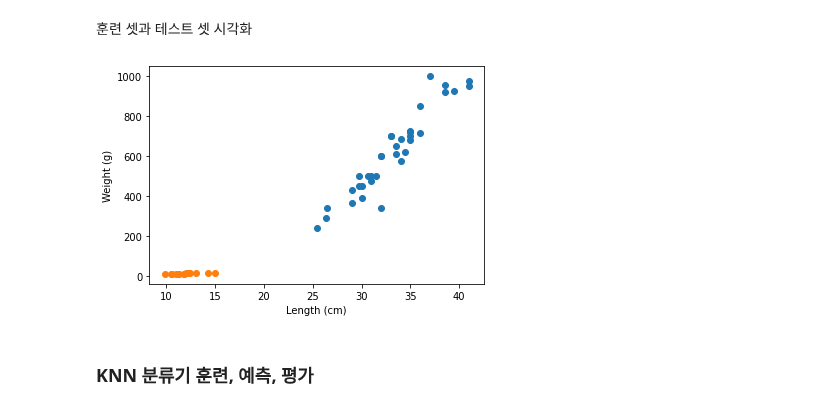
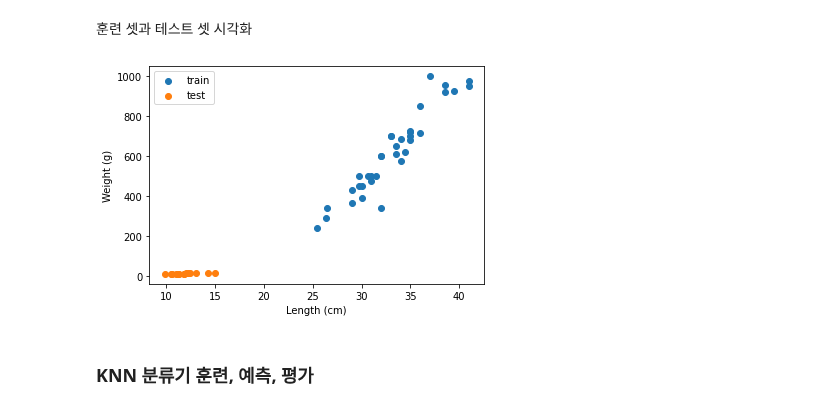
Before and after one commit to esn73/lab_python, a Jupyter notebook: ml03_train_test_scaling.ipynb, the cells around one changed output. Drawn from its saved outputs; the diff is of its cells as text; code cells hidden in the pictures.

```diff
--- a/ml03_train_test_scaling.ipynb
+++ b/ml03_train_test_scaling.ipynb
@@ -182,14 +182,14 @@ array(['Smelt'], dtype=object)
 # %%
 # X_train[:, 1]) length
 plt.scatter(x=X_train[:, 1], y=X_train[:, 0], label='train') # 훈련셋
 plt.scatter(x=X_test[:, 1], y=X_test[:, 1], label='test') # 테스트셋
 
-
+plt.legend()
 plt.xlabel('Length (cm)')
 plt.ylabel('Weight (g)')
 plt.show()
 # %% [output]
-[figure, old version]
+[figure, new version]
 # %% [markdown]
 ### KNN 분류기 훈련, 예측, 평가
 # %%
```
Also changed, not shown: parts of 3 cells of this notebook.
